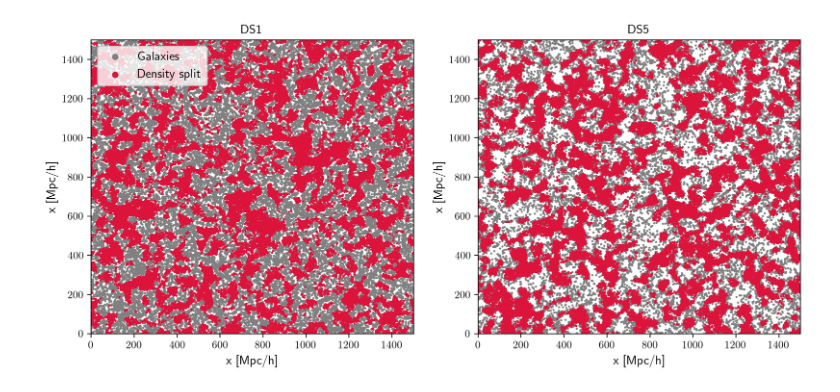
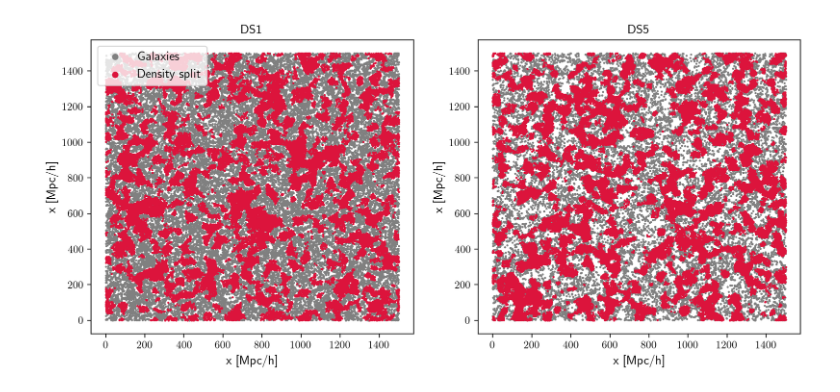
Before and after one commit to epaillas/densitysplit, a Jupyter notebook: nb/examples.ipynb, the cells around one changed output. Saved outputs shown, nothing was run; the diff lists cells and outputs as text; code cells hidden in the pictures.

```diff
--- a/nb/examples.ipynb
+++ b/nb/examples.ipynb
@@ -38,29 +39,29 @@ plt.show()
 # %%
 quantiles = ds.get_quantiles(nquantiles=5)
 
 fig, ax = plt.subplots(1, 2, figsize=(12, 5))
 
 cut = data_positions[:, 2] < 50
 ax[0].scatter(data_positions[cut, 0], data_positions[cut, 1], s=1.0, color='grey', label='Galaxies')
 ax[1].scatter(data_positions[cut, 0], data_positions[cut, 1], s=1.0, color='grey', label='Galaxies')
 
 for i, ids in enumerate([0, 4]):
     cut = quantiles[ids][:, 2] < 50
 
     ax[i].scatter(quantiles[ids][cut, 0], quantiles[ids][cut, 1],
         s=1.0, color='crimson', label='Density split')
     ax[i].set_title(f'DS{ids + 1}', fontsize=12)
 
     ax[i].set_xlabel('x [Mpc/h]', fontsize=12)
     ax[i].set_ylabel('x [Mpc/h]', fontsize=12)
 
-    ax[i].set_xlim(0, boxsize)
-    ax[i].set_ylim(0, boxsize)
+#     ax[i].set_xlim(0, boxsize)
+#     ax[i].set_ylim(0, boxsize)
 
 ax[0].legend(fontsize=12, markerscale=5, loc='upper left')
 plt.show()
 # %% [output]
-[figure, old version]
+[figure, new version]
 # %%
 %%time
 
```
Also changed, not shown: parts of 6 cells of this notebook, 2 other files.
